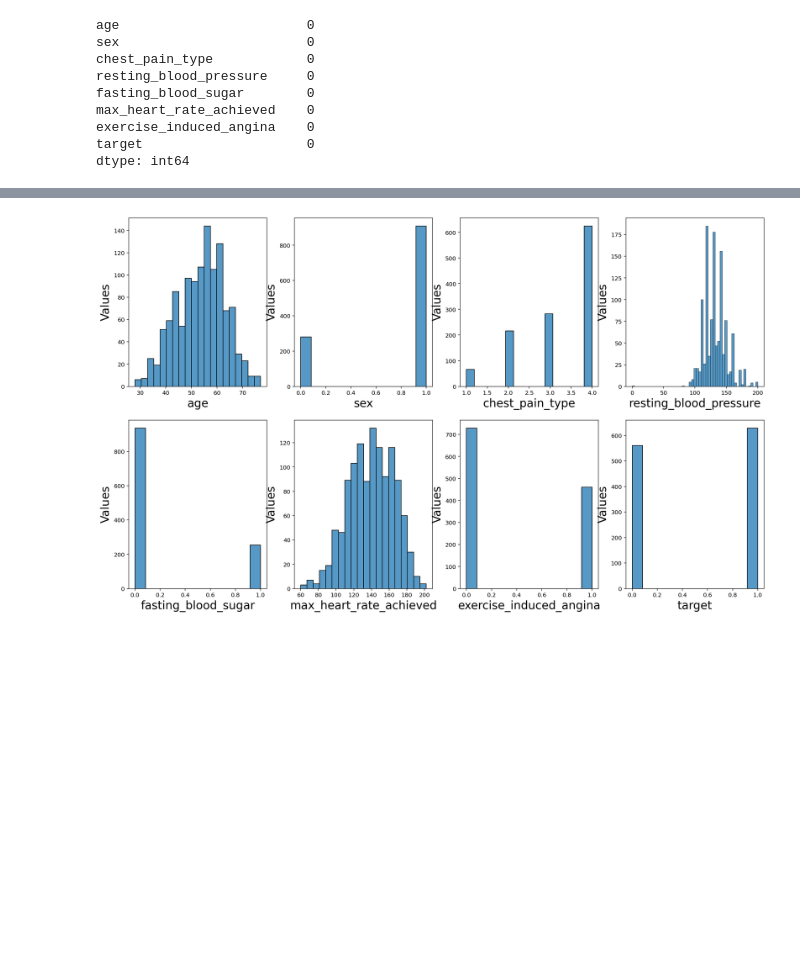
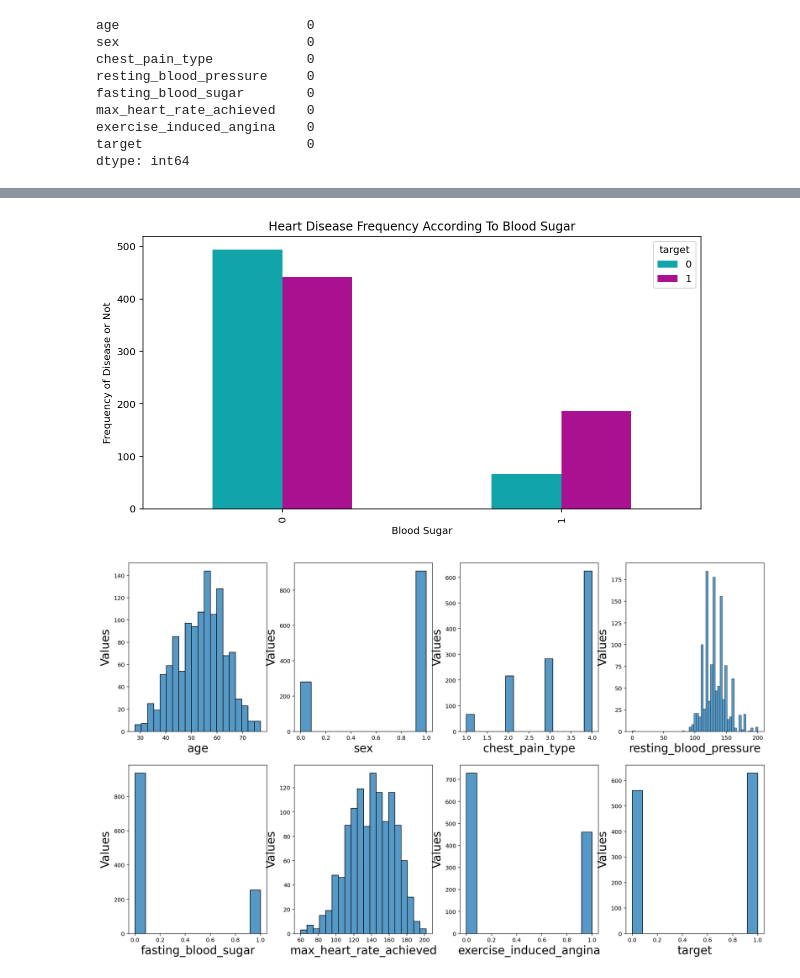
Before and after one commit to duongnln96/healthcare, a Jupyter notebook: analysis-service-java/src/main/resources/generatedmodels/Heart_Disease_Prediction.ipynb, the cells around one changed output, grey strips where cells are left out. Saved outputs shown, nothing was run; the diff lists cells and outputs as text; code cells hidden in the pictures; blank space fills up the shorter version.

```diff
--- a/analysis-service-java/src/main/resources/generatedmodels/Heart_Disease_Prediction.ipynb
+++ b/analysis-service-java/src/main/resources/generatedmodels/Heart_Disease_Prediction.ipynb
@@ -132,3 +106,11 @@ plt.show()
+# %%
+pd.crosstab(df.fasting_blood_sugar, df.target).plot(kind="bar",figsize=(10,5),color=['#11A5AA','#AA1190' ])
+plt.title('Heart Disease Frequency According To Blood Sugar')
+plt.xlabel('Blood Sugar')
+plt.ylabel('Frequency of Disease or Not')
+plt.show()
+# %% [output]
+[figure, added]
 # %%
 #Plotting the distribution plot.
 plt.figure(figsize=(20,25))
```
Also changed, not shown: parts of 27 cells of this notebook, 8 other files.
